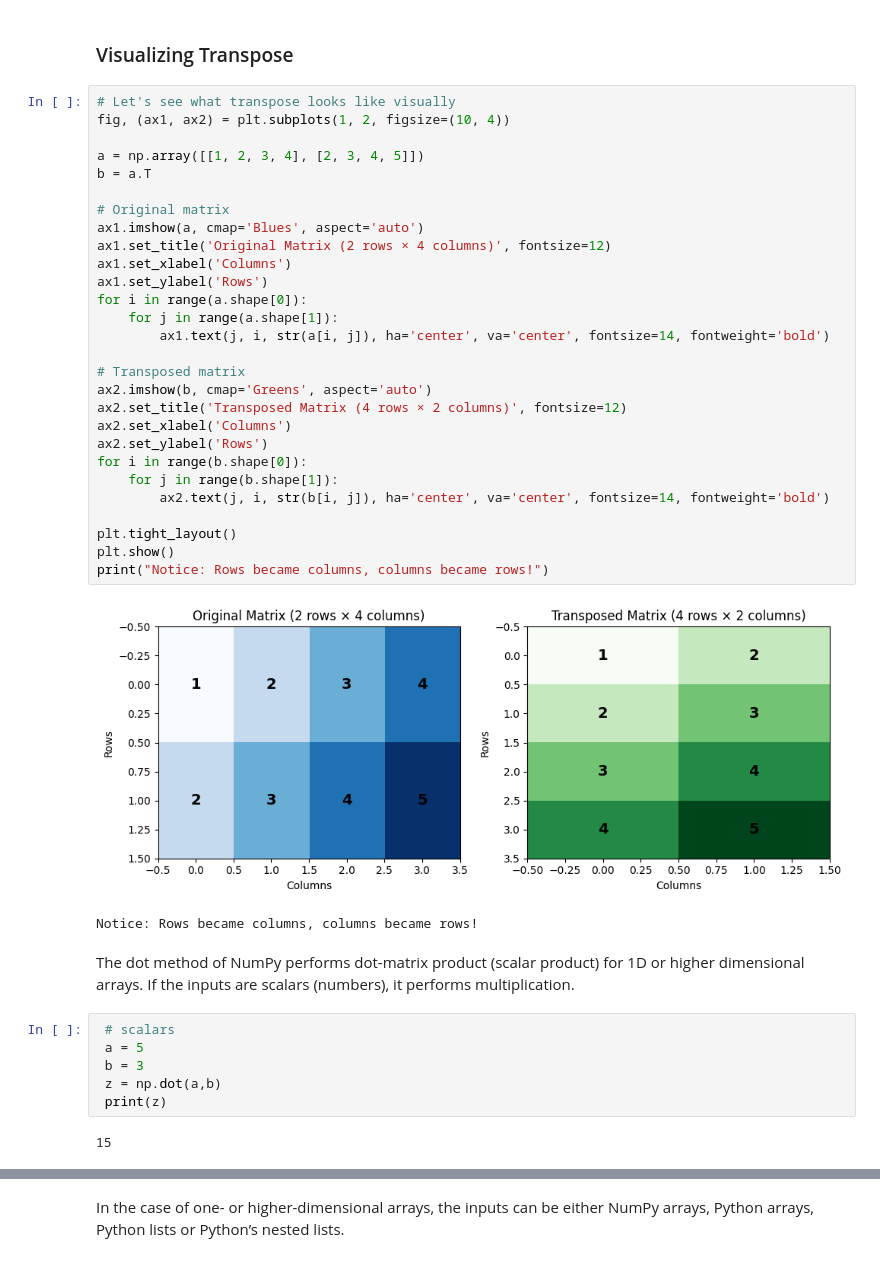
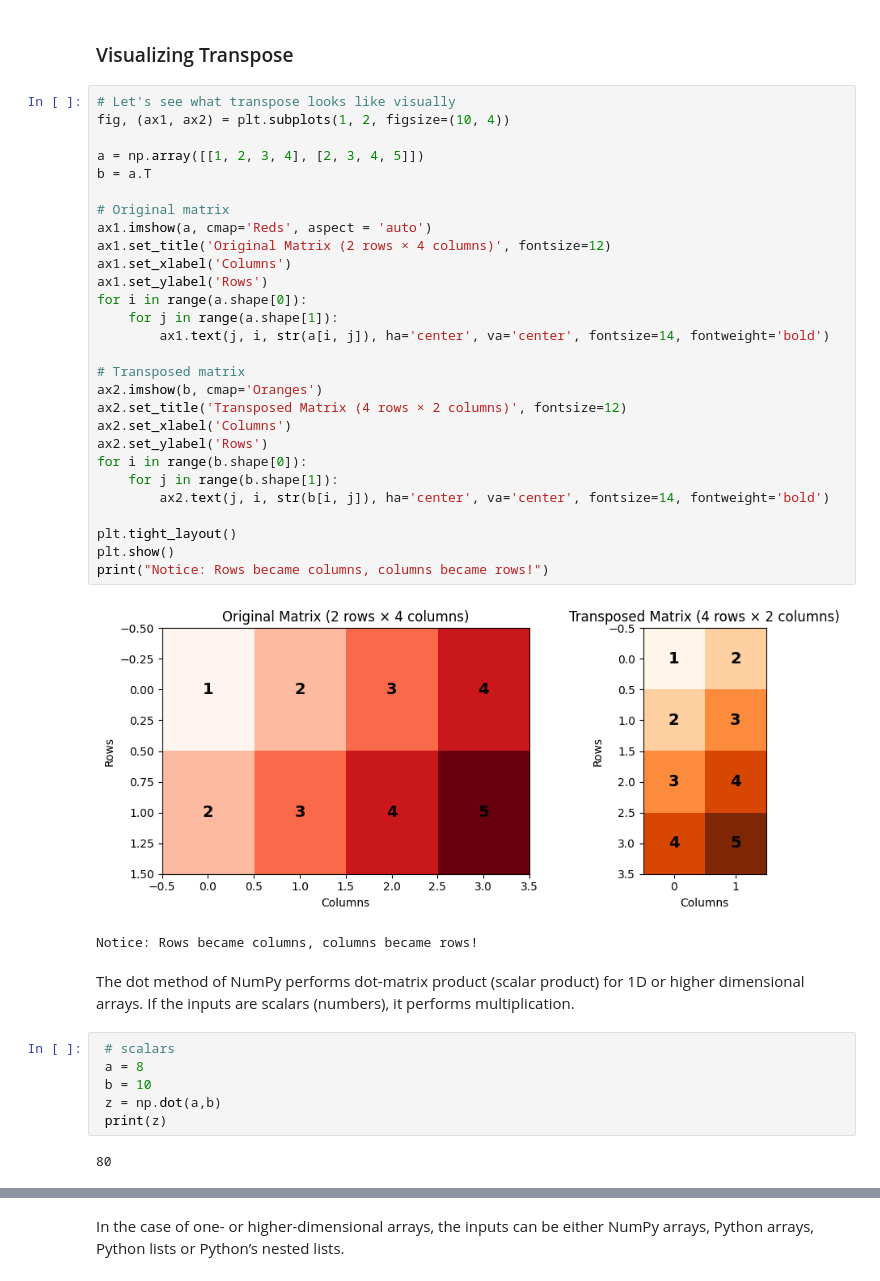
Before and after one commit to Sanjana1125/IIITH-AIML-Course-, a Jupyter notebook: STP_Linear_algebra.ipynb, the cells around one changed output, grey strips where cells are left out. Drawn from its saved outputs; the diff is of its cells as text.

```diff
--- a/STP_Linear_algebra.ipynb
+++ b/STP_Linear_algebra.ipynb
@@ -84,44 +84,44 @@ b
 # %%
 # Let's see what transpose looks like visually
 fig, (ax1, ax2) = plt.subplots(1, 2, figsize=(10, 4))
 
 a = np.array([[1, 2, 3, 4], [2, 3, 4, 5]])
 b = a.T
 
 # Original matrix
-ax1.imshow(a, cmap='Blues', aspect='auto')
+ax1.imshow(a, cmap='Reds', aspect = 'auto')
 ax1.set_title('Original Matrix (2 rows × 4 columns)', fontsize=12)
 ax1.set_xlabel('Columns')
 ax1.set_ylabel('Rows')
 for i in range(a.shape[0]):
     for j in range(a.shape[1]):
         ax1.text(j, i, str(a[i, j]), ha='center', va='center', fontsize=14, fontweight='bold')
 
 # Transposed matrix
-ax2.imshow(b, cmap='Greens', aspect='auto')
+ax2.imshow(b, cmap='Oranges')
 ax2.set_title('Transposed Matrix (4 rows × 2 columns)', fontsize=12)
 ax2.set_xlabel('Columns')
 ax2.set_ylabel('Rows')
 for i in range(b.shape[0]):
     for j in range(b.shape[1]):
         ax2.text(j, i, str(b[i, j]), ha='center', va='center', fontsize=14, fontweight='bold')
 
 plt.tight_layout()
 plt.show()
 print("Notice: Rows became columns, columns became rows!")
 # %% [output]
-[figure, old version]
+[figure, new version]
 Notice: Rows became columns, columns became rows!
 # %% [markdown]
 The dot method of NumPy performs dot-matrix product (scalar product) for 1D or higher dimensional arrays. If the inputs are scalars (numbers), it performs multiplication.
 # %%
  # scalars
- a = 5
- b = 3
+ a = 8
+ b = 10
  z = np.dot(a,b)
  print(z)
 # %% [output]
-15
+80
 # %%
  z = a * b
  print(z)
```
Also changed, not shown: parts of 7 cells of this notebook.
